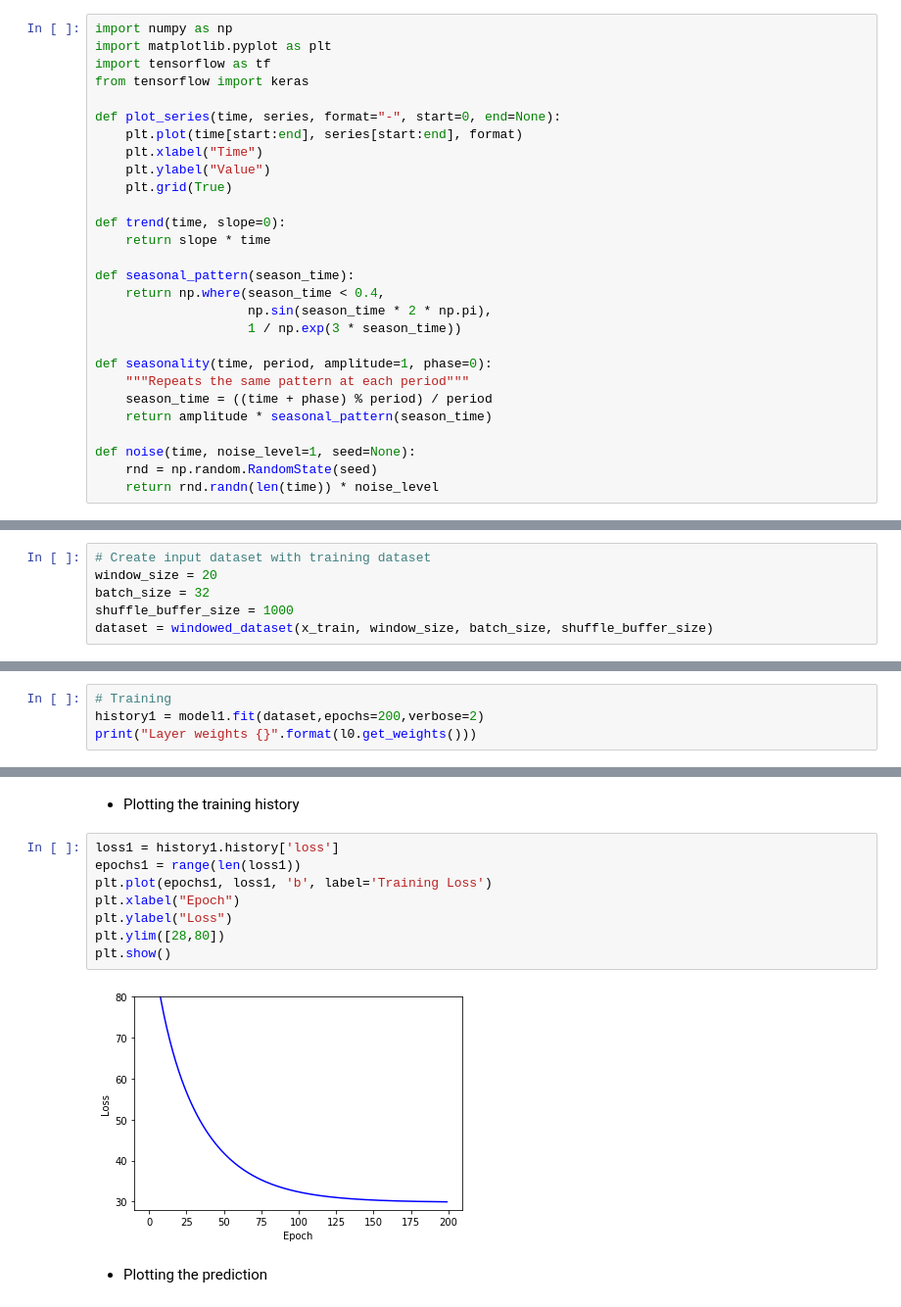
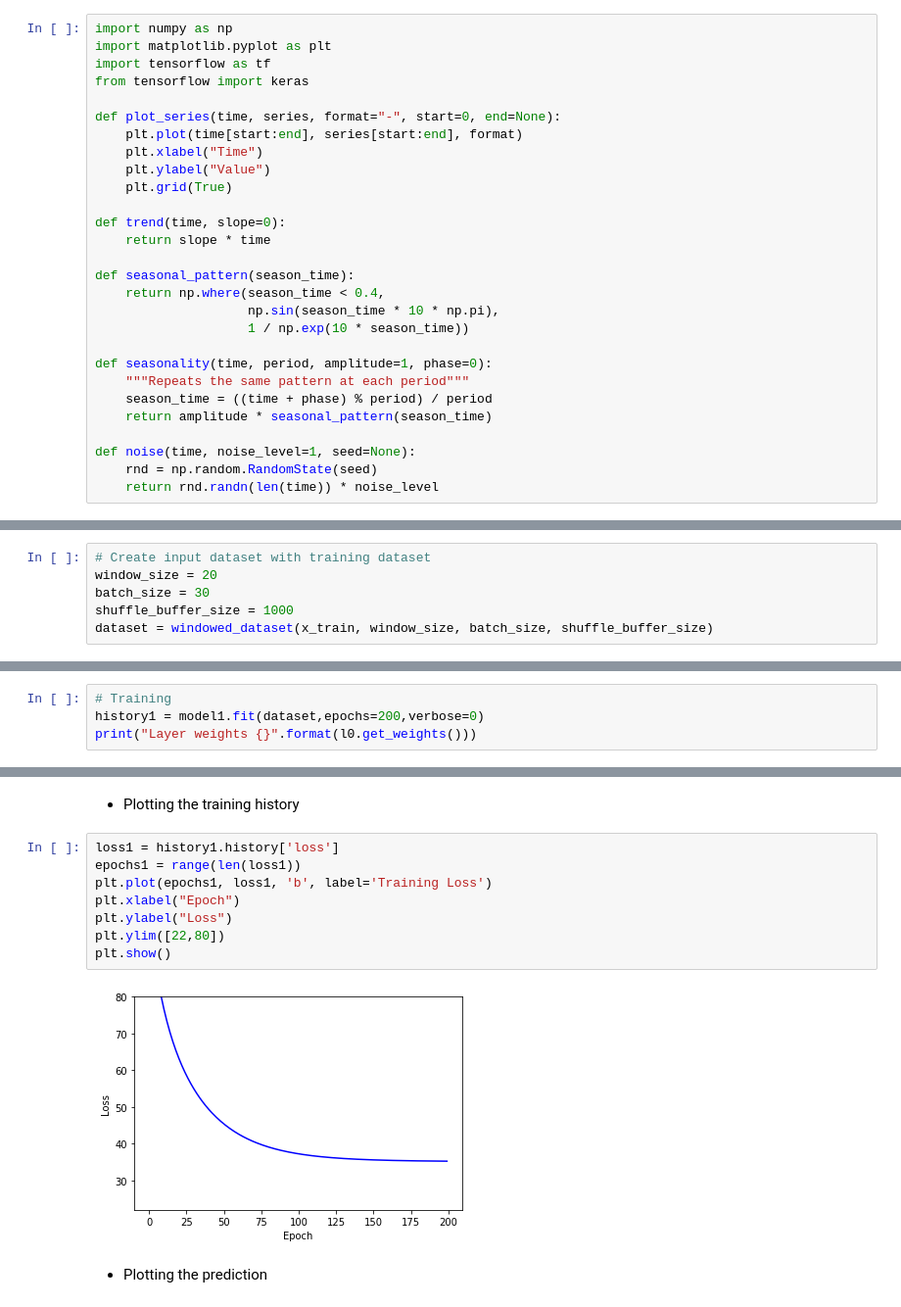
Before and after one commit to johanzhuohan/Tensor_flow_projects, a Jupyter notebook: Time_series/DNN_forecast.ipynb, the cells around one changed output, grey strips where cells are left out. Shown: that part at 98% size. Cells and saved outputs as stored; diff of their text form.

```diff
--- a/Time_series/DNN_forecast.ipynb
+++ b/Time_series/DNN_forecast.ipynb
@@ -23,8 +23,8 @@ def trend(time, slope=0):
 
 def seasonal_pattern(season_time):
     return np.where(season_time < 0.4,
-                    np.sin(season_time * 2 * np.pi),
-                    1 / np.exp(3 * season_time))
+                    np.sin(season_time * 10 * np.pi),
+                    1 / np.exp(10 * season_time))
 
 def seasonality(time, period, amplitude=1, phase=0):
     """Repeats the same pattern at each period"""
@@ -98,7 +98,7 @@ def windowed_dataset(series, window_size, batch_size, shuffle_buffer):
 # %%
 # Create input dataset with training dataset
 window_size = 20
-batch_size = 32
+batch_size = 30
 shuffle_buffer_size = 1000
 dataset = windowed_dataset(x_train, window_size, batch_size, shuffle_buffer_size)
 # %%
@@ -120,6 +120,6 @@ Non-trainable params: 0
 _________________________________________________________________
 # %%
 # Training
-history1 = model1.fit(dataset,epochs=200,verbose=2)
+history1 = model1.fit(dataset,epochs=200,verbose=0)
 print("Layer weights {}".format(l0.get_weights()))
 # %% [output]
@@ -145,13 +148,13 @@ Epoch 6/200
 # %%
 loss1 = history1.history['loss']
 epochs1 = range(len(loss1))
 plt.plot(epochs1, loss1, 'b', label='Training Loss')
 plt.xlabel("Epoch")
 plt.ylabel("Loss")
-plt.ylim([28,80])
+plt.ylim([22,80])
 plt.show()
 # %% [output]
-[figure, old version]
+[figure, new version]
 # %% [markdown]
 * Plotting the prediction
 # %%
```
Also changed, not shown: parts of 16 cells of this notebook.
